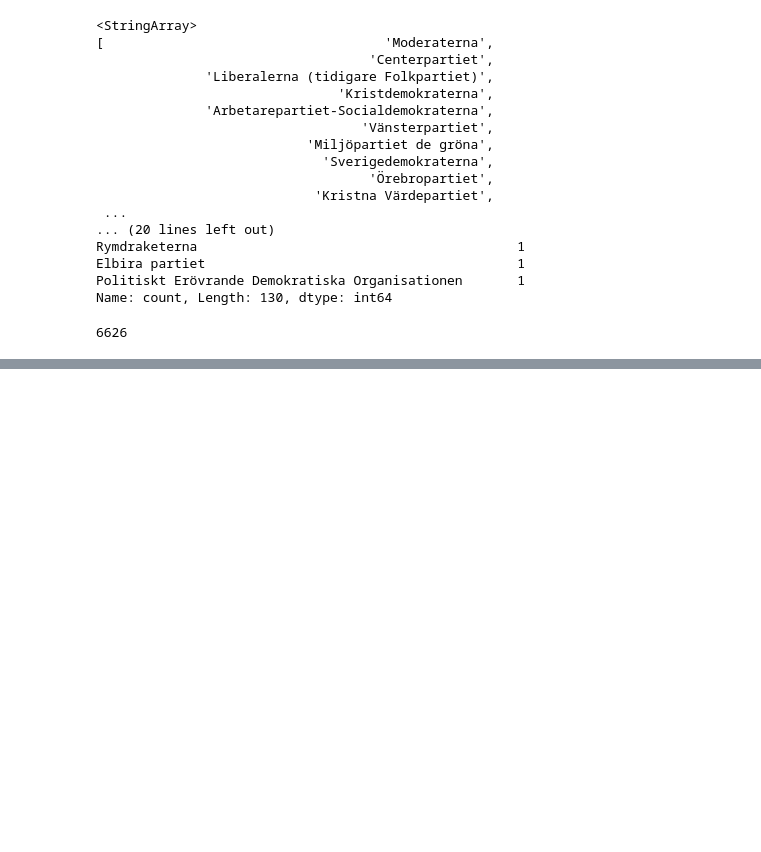
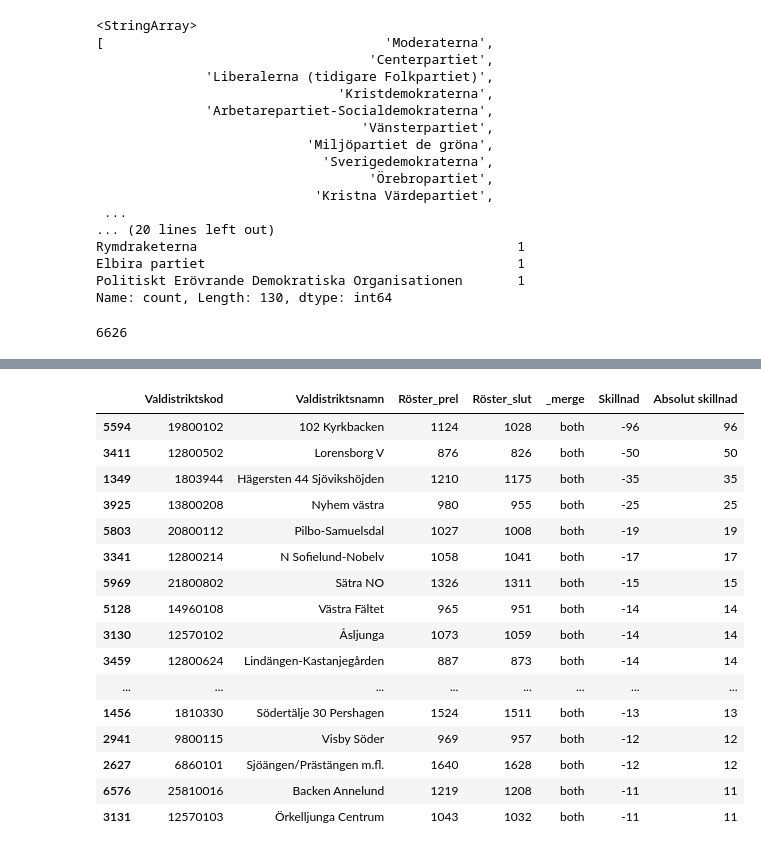
Before and after one commit to sven-0414/py-ai-lab, a Jupyter notebook: data_analysis/egen_lab.ipynb, the cells around one changed output, grey strips where cells are left out. Drawn from its saved outputs; the diff is of its cells as text; code cells hidden in the pictures; blank space fills up the shorter version.

```diff
--- a/data_analysis/egen_lab.ipynb
+++ b/data_analysis/egen_lab.ipynb
@@ -97,0 +226,23 @@ roster['Valdistriktskod'].nunique()
+# %%
+jamforelse.sort_values(
+    'Skillnad',
+    ascending=True
+).head(20)
+# %% [output]
+|  | Valdistriktskod | Valdistriktsnamn | Röster_prel | Röster_slut | _merge | Skillnad | Absolut skillnad |
+| 5594 | 19800102 | 102 Kyrkbacken | 1124 | 1028 | both | -96 | 96 |
+| 3411 | 12800502 | Lorensborg V | 876 | 826 | both | -50 | 50 |
+| 1349 | 1803944 | Hägersten 44 Sjövikshöjden | 1210 | 1175 | both | -35 | 35 |
+| 3925 | 13800208 | Nyhem västra | 980 | 955 | both | -25 | 25 |
+| 5803 | 20800112 | Pilbo-Samuelsdal | 1027 | 1008 | both | -19 | 19 |
+| 3341 | 12800214 | N Sofielund-Nobelv | 1058 | 1041 | both | -17 | 17 |
+| 5969 | 21800802 | Sätra NO | 1326 | 1311 | both | -15 | 15 |
+| 5128 | 14960108 | Västra Fältet | 965 | 951 | both | -14 | 14 |
+| 3130 | 12570102 | Åsljunga | 1073 | 1059 | both | -14 | 14 |
+| 3459 | 12800624 | Lindängen-Kastanjegården | 887 | 873 | both | -14 | 14 |
+| ... | ... | ... | ... | ... | ... | ... | ... |
+| 1456 | 1810330 | Södertälje 30 Pershagen | 1524 | 1511 | both | -13 | 13 |
+| 2941 | 9800115 | Visby Söder | 969 | 957 | both | -12 | 12 |
+| 2627 | 6860101 | Sjöängen/Prästängen m.fl. | 1640 | 1628 | both | -12 | 12 |
+| 6576 | 25810016 | Backen Annelund | 1219 | 1208 | both | -11 | 11 |
+| 3131 | 12570103 | Örkelljunga Centrum | 1043 | 1032 | both | -11 | 11 |
```
Also changed, not shown: parts of 9 cells of this notebook.
